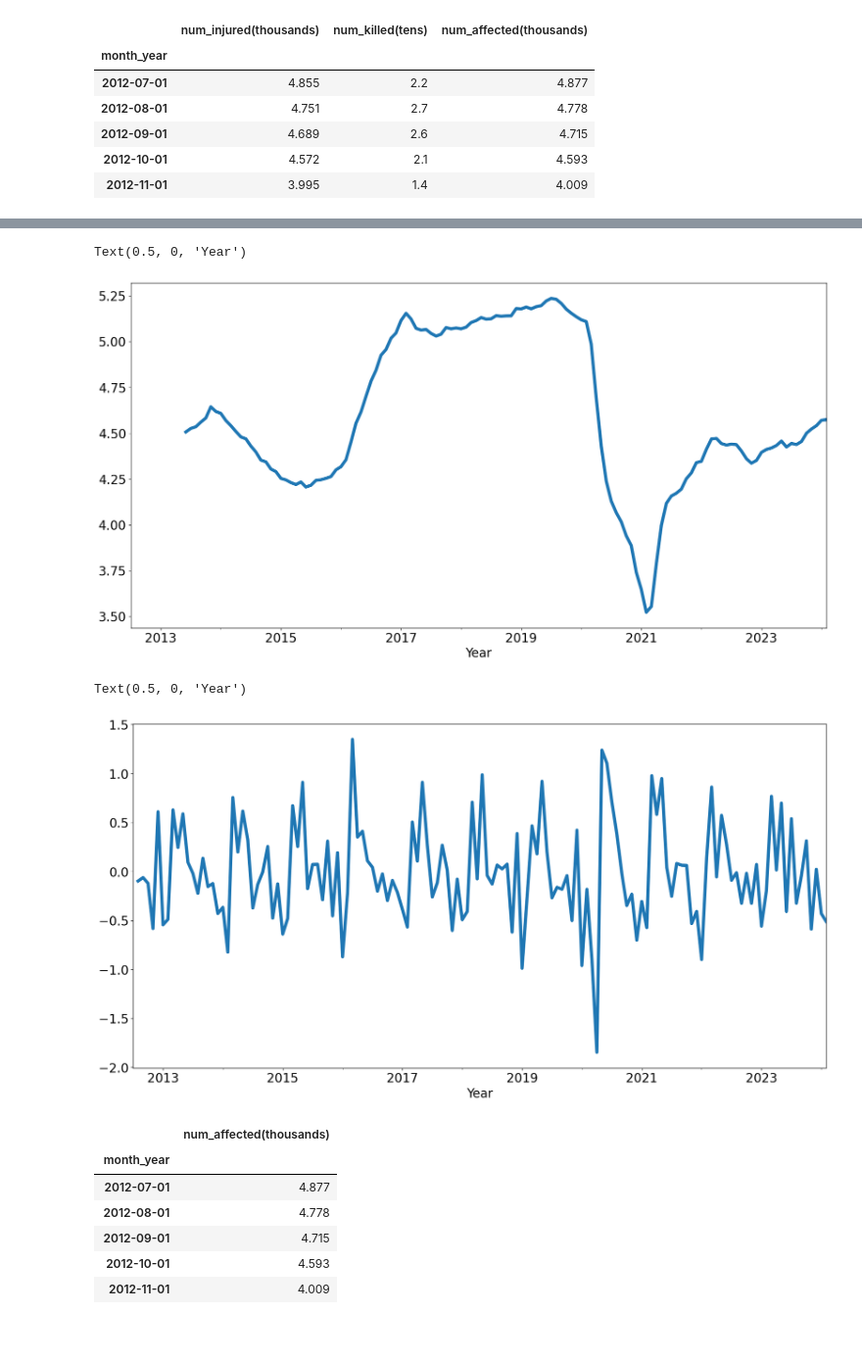
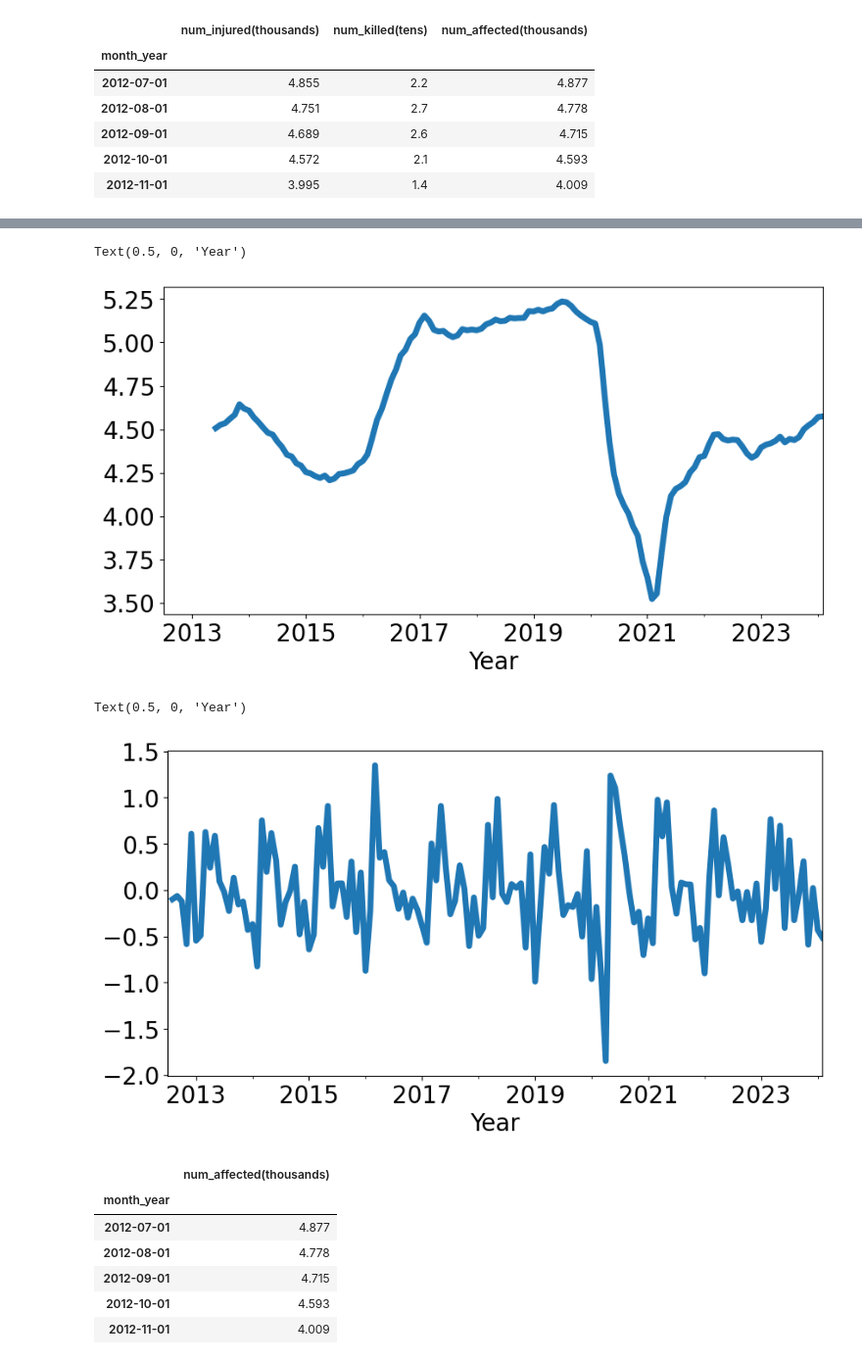
Before and after one commit to Y24-Y3/BigDataProject, a Jupyter notebook: NYC_Crashers.ipynb, the cells around one changed output, grey strips where cells are left out. Shown at 98% size. Drawn from its saved outputs; the diff is of its cells as text; code cells hidden in the pictures; blank space fills up the shorter version.

```diff
--- a/NYC_Crashers.ipynb
+++ b/NYC_Crashers.ipynb
@@ -315,16 +315,16 @@ plt.xlabel('Year', fontsize=20);
 # %%
 affected = reg_df_2['num_affected(thousands)'].copy()
-affected.rolling(12).mean().plot(figsize=(20,10), linewidth=5, fontsize=20)
+affected.rolling(12).mean().plot(figsize=(10,5), linewidth=5, fontsize=20)
 plt.xlabel('Year', fontsize=20)
 # %% [output]
 Text(0.5, 0, 'Year')
-[figure, old version]
+[figure, new version]
 # %%
-affected.diff().plot(figsize=(20,10), linewidth=5, fontsize=20)
+affected.diff().plot(figsize=(10,5), linewidth=5, fontsize=20)
 plt.xlabel('Year', fontsize=20)
 # %% [output]
 Text(0.5, 0, 'Year')
-[figure, old version]
+[figure, new version]
 # %%
 affected = reg_df_2[['num_affected(thousands)']].copy()
 #affected['num_affected(thousands)'] = reg_df_2['num_affected(thousands)'].astype(np.float64)
```
Also changed, not shown: parts of 13 cells of this notebook.
